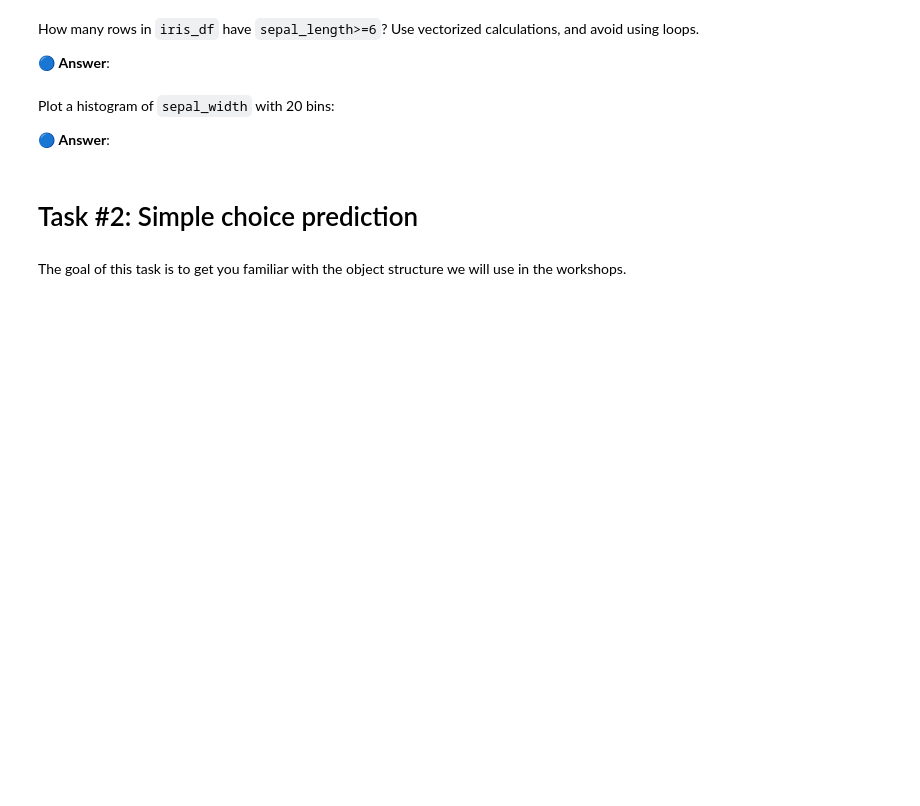
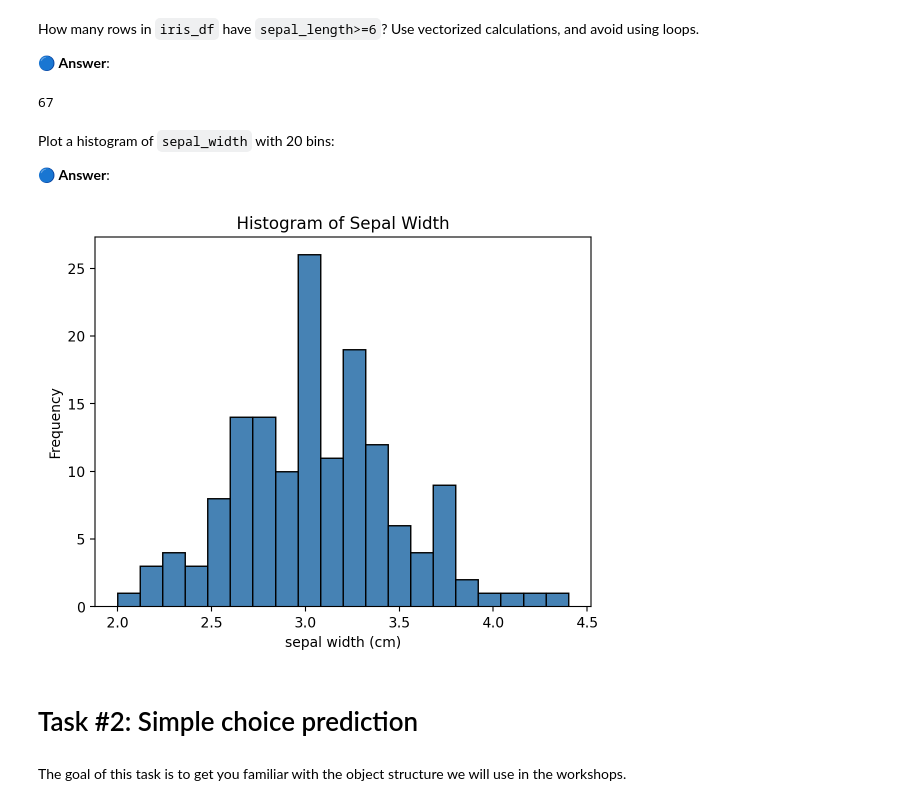
Before and after one commit to ashalem/ML_Human, a Jupyter notebook: HW1_W2024_students_75d4.ipynb, the cells around one changed output. Drawn from its saved outputs; the diff is of its cells as text; code cells hidden in the pictures; blank space fills up the shorter version.

```diff
--- a/HW1_W2024_students_75d4.ipynb
+++ b/HW1_W2024_students_75d4.ipynb
@@ -95,3 +114,8 @@ Use vectorized calculations, and avoid using loops.
+# %%
+## YOUR SOLUTION
+iris_df[iris_df['sepal length (cm)'] >= 6].shape[0]
+# %% [output]
+67
 # %% [markdown]
 Plot a histogram of `sepal_width` with 20 bins:
 
@@ -101,3 +123,13 @@ Plot a histogram of `sepal_width` with 20 bins:
+# %%
+## YOUR SOLUTION
+SEPAL_WIDTH = 'sepal width (cm)'
+plt.hist(iris_df[SEPAL_WIDTH], bins=20, color='steelblue', edgecolor='black')
+plt.xlabel(SEPAL_WIDTH)
+plt.ylabel('Frequency')
+plt.title('Histogram of Sepal Width')
+plt.show()
+# %% [output]
+[figure, added]
 # %% [markdown]
 # Task \#2: Simple choice prediction
 # %% [markdown]
```
Also changed, not shown: parts of 11 cells of this notebook.
